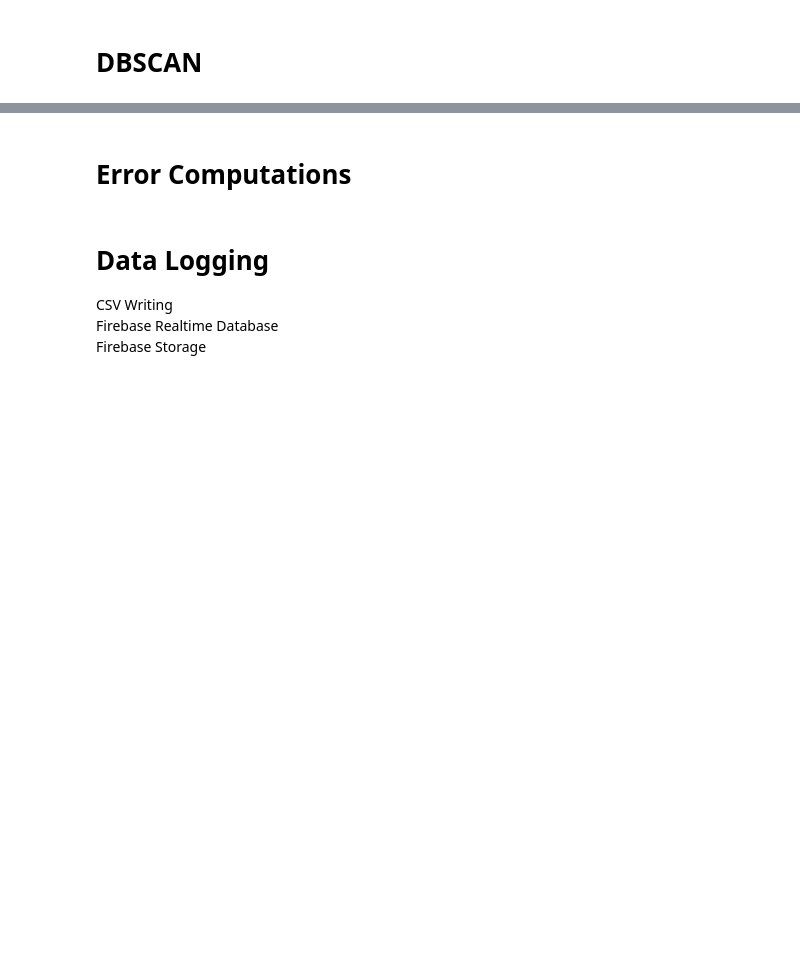
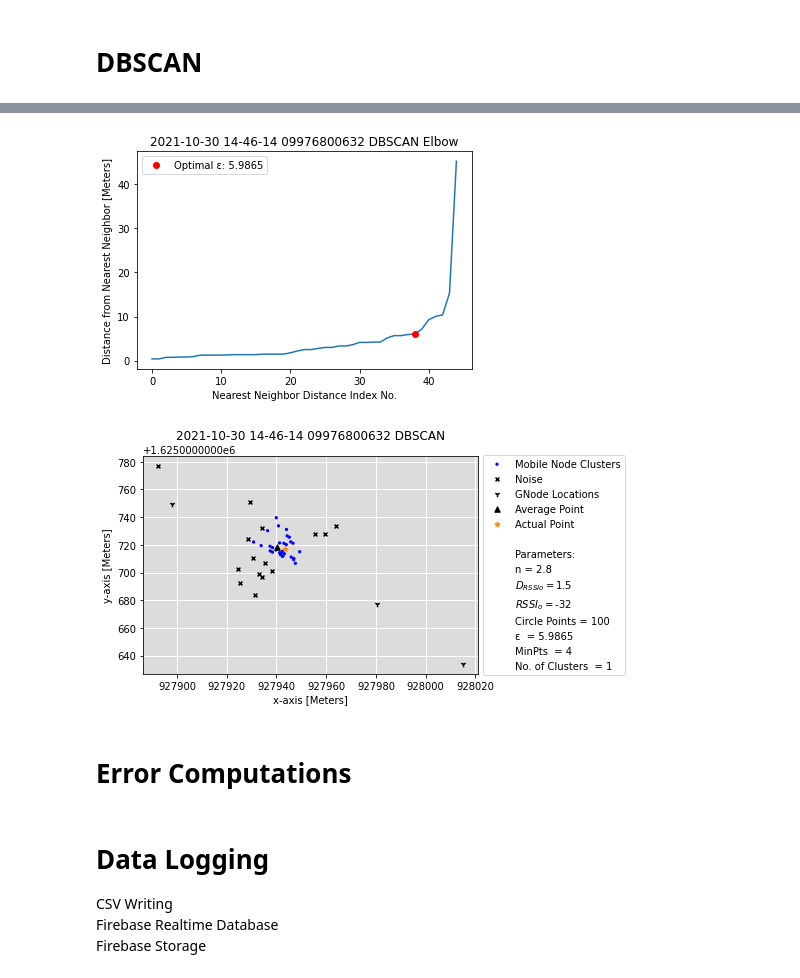
Before and after one commit to truejams/LoRa_Rescue, a Jupyter notebook: LoRa_Rescue.ipynb, the cells around one changed output, grey strips where cells are left out. Cells and saved outputs as stored; diff of their text form; code cells hidden in the pictures; blank space fills up the shorter version.

```diff
--- a/LoRa_Rescue.ipynb
+++ b/LoRa_Rescue.ipynb
@@ -936,11 +931,2 @@ m.save(save_destination + dtn + ' 0' + phoneA + ' FoliumMapping.html')
 # %% [markdown]
 # DBSCAN
-# %%
-# DBSCAN
-print('Performing DBSCAN...')
-# Create numpy array 'dataDB' for DBSCAN containing (x,y) coordinates
-dataDB = np.array([[x[0],y[0]]])
-for i in range(1,len(xFilt)):
-    dataDB = np.append(dataDB,[[x[i],y[i]]], axis=0)
-fig = dbscan(epsilon, minPts, dataDB, fig)
-print('DBSCAN Done!\n')
@@ -946,0 +953,42 @@ print('DBSCAN Done!\n')
+# %%
+# DBSCAN Elbow Plot
+plt.figure(fig)
+plt.plot(range(0,len(data)), nNeighborDistance)
+plt.plot(dbElbow.knee, dbElbow.knee_y, 'ro', label='Optimal ε: ' + str("{:.4f}".format(dbElbow.knee_y)))
+plt.xlabel('Nearest Neighbor Distance Index No.')
+plt.ylabel('Distance from Nearest Neighbor [Meters]')
+plt.title(dtn + ' 0' + phoneA  + ' DBSCAN Elbow')
+plt.legend()
+plt.savefig(save_destination + dtn + ' 0' + phoneA + ' DBSCANElbow.jpg') #Change Directory Accordingly
+fig += 1
+
+# DBSCAN Plot
+plt.figure(fig)
+plt.scatter(data[dbscan.labels_>-1,0], data[dbscan.labels_>-1,1], label ='Mobile Node Clusters', c=dbscan.labels_[dbscan.labels_>-1], cmap='brg', s=5)
+plt.scatter(data[dbscan.labels_==-1,0], data[dbscan.labels_==-1,1], marker='x', label='Noise', c='k', s=15)
+plt.scatter(xg, yg, marker='1', label='GNode Locations', c='black', s=30)
+plt.scatter(xAve, yAve, marker='^', label='Average Point', c='black', s=30)
+plt.scatter(xAct, yAct, marker='*', label='Actual Point', c='darkorange', s=30)
+plt.scatter([], [], marker = ' ', label=' ') # Dummy Plots for Initial Parameters
+plt.scatter([], [], marker=' ', label='Parameters: ')
+plt.scatter([], [], marker=' ', label='n = '+ str(n))
+plt.scatter([], [], marker=' ', label='$D_{RSSIo} = $'+ str(dro))
+plt.scatter([], [], marker=' ', label='$RSSI_o = $'+ str(roRSSI))
+plt.scatter([], [], marker=' ', label='Circle Points = '+ str(points))
+plt.scatter([], [], marker=' ', label='ε  = '+ str("{:.4f}".format(dbElbow.knee_y)))
+plt.scatter([], [], marker=' ', label='MinPts  = '+ str(minPts))
+plt.scatter([], [], marker=' ', label='No. of Clusters  = '+ str(max(dbscan.labels_)+1))
+plt.grid(linewidth=1, color="w")
+ax = plt.gca()
+ax.set_facecolor('gainsboro')
+ax.set_axisbelow(True)
+plt.xlabel('x-axis [Meters]')
+plt.ylabel('y-axis [Meters]')
+plt.title(dtn + ' 0' + phoneA  + ' DBSCAN', y=1.05)
+plt.legend(loc='upper left', bbox_to_anchor=(1, 1.03))
+plt.savefig(save_destination + dtn + ' 0' + phoneA + ' DBSCAN.jpg', bbox_inches='tight') #Change Directory Accordingly
+fig += 1
+plt.show()
+# %% [output]
+[figure, added]
+[figure, added]
```
Also changed, not shown: parts of 10 cells of this notebook, 2 other files.
